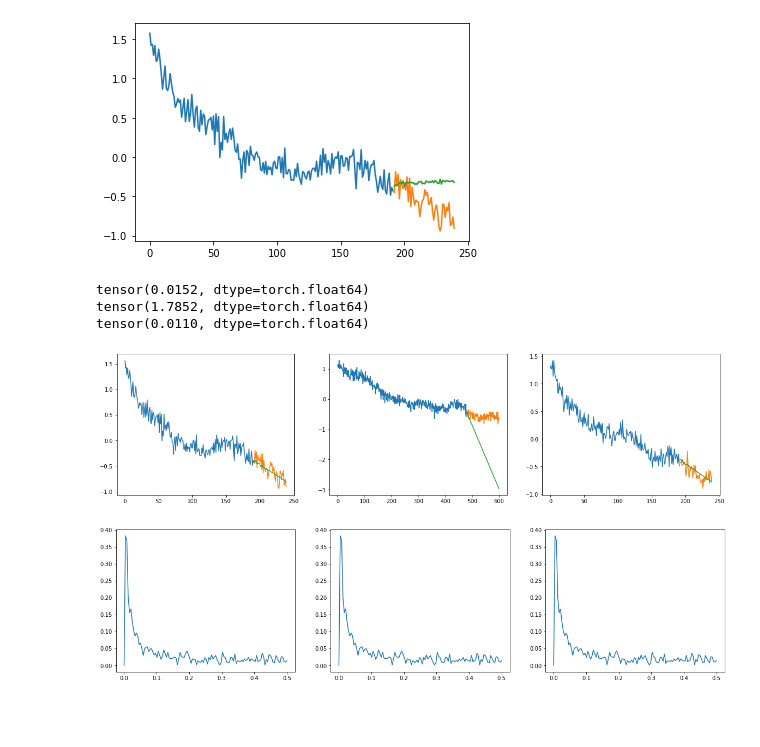
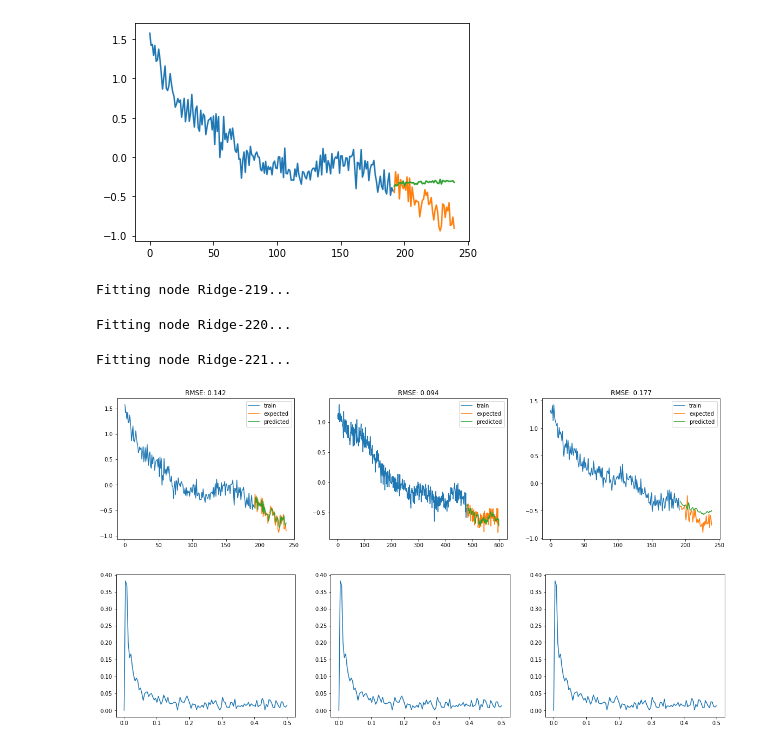
Before and after one commit to Maison-de-la-Simulation/hrmes, a Jupyter notebook: pca.ipynb, the cells around one changed output. Drawn from its saved outputs; the diff is of its cells as text; code cells hidden in the pictures; blank space fills up the shorter version.

```diff
--- a/pca.ipynb
+++ b/pca.ipynb
@@ -137,31 +165,35 @@ import scipy.fftpack
 # %%
 def f(index):
     train_test_split_index = int(len(dataset.masked_simulations[index]) * conf.train_test_split_ratio)
     x = dataset.masked_simulations[index][:train_test_split_index].numpy().squeeze()
     test_trajectory = dataset.masked_simulations[index][train_test_split_index:].numpy().squeeze()
 
-    model = ARIMA(x, order=(12,2,0))
-    model_fit = model.fit()
-    predicted_trajectory = model_fit.forecast(len(test_trajectory))
-    import torch.nn as nn
-    loss = nn.MSELoss()(torch.from_numpy(test_trajectory), torch.from_numpy(predicted_trajectory))
-    print(loss)
+    reservoir = Reservoir(units=10, lr=0.8, sr=0.9)
+    readout = Ridge(output_dim=1, ridge=1e-6)
+    esn = (reservoir) >> readout
+    predicted_trajectory = esn.fit(x[:-1, None], x[1:, None]).run(test_trajectory[:-1, None])
+    #model = ARIMA(x, order=(12,2,0))
+    #model_fit = model.fit()
+    #predicted_trajectory = model_fit.forecast(len(test_trajectory))
     plt.plot(range(train_test_split_index), dataset.masked_simulations[index][:train_test_split_index], label="train")
     plt.plot(range(train_test_split_index, dataset.masked_simulations[index].shape[0]), test_trajectory, label="expected")
-    plt.plot(range(train_test_split_index, dataset.masked_simulations[index].shape[0]), predicted_trajectory, label="predicted")
+    plt.plot(range(train_test_split_index+1, dataset.masked_simulations[index].shape[0]), predicted_trajectory, label="predicted")
+    plt.title(f"RMSE: {rmse(test_trajectory[1:], np.squeeze(predicted_trajectory)):.3f}")
+    plt.legend()
+
 plt.figure(figsize=(20, 4.8))
 plt.subplot(1,3,1)
 f(0)
 plt.subplot(1,3,2)
 f(1)
 plt.subplot(1,3,3)
 f(2)
 plt.show()
 # %% [output]
-tensor(0.0152, dtype=torch.float64)
-tensor(1.7852, dtype=torch.float64)
-tensor(0.0110, dtype=torch.float64)
+Fitting node Ridge-219...
+Fitting node Ridge-220...
+Fitting node Ridge-221...
-[figure, old version]
+[figure, new version]
 # %%
 def g(index):
     series = dataset.masked_simulations[0].numpy().squeeze()
```
Also changed, not shown: parts of 8 cells of this notebook.
